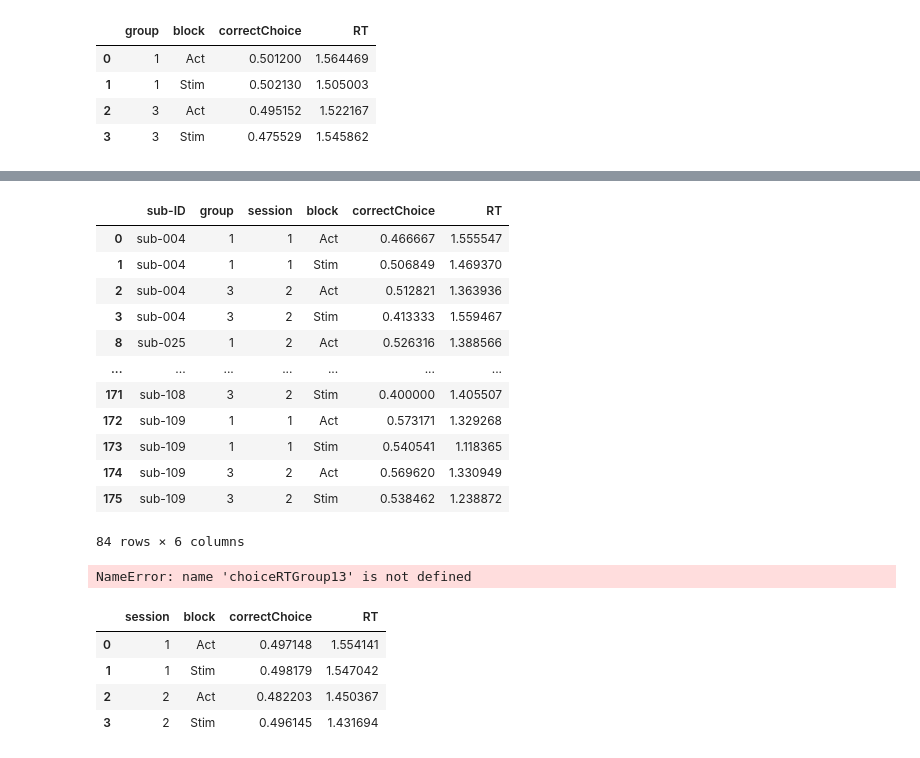
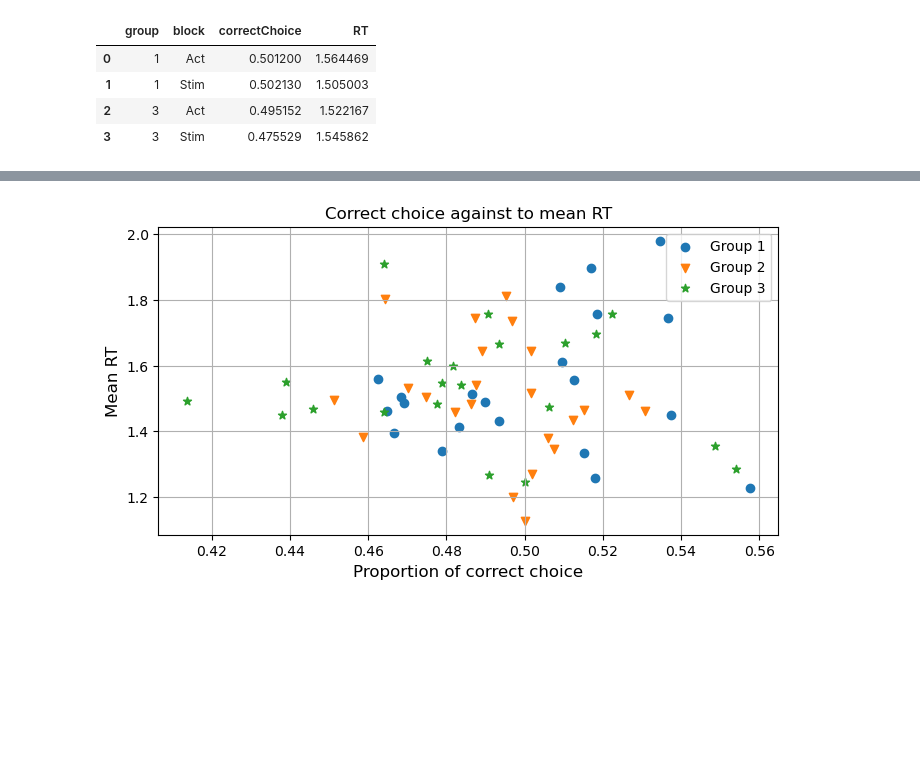
Before and after one commit to AGhaderi/ActStimRL, a Jupyter notebook: proceture/procedure_behavior.ipynb, the cells around one changed output, grey strips where cells are left out. Saved outputs shown, nothing was run; the diff lists cells and outputs as text; code cells hidden in the pictures; blank space fills up the shorter version.

```diff
--- a/proceture/procedure_behavior.ipynb
+++ b/proceture/procedure_behavior.ipynb
@@ -100 +111,7 @@ dataAll.to_csv('/mnt/projects/7TPD/bids/derivatives/fMRI_DA/data_BehModel/First-
+# %%
+"""Split up the data into conidtion-dependent data and then define new column for the maximum winning value
+Calculate maximum across Color and Action winning Values seperately"""
+dataAll['chosenWinAmt'] = (dataAll['leftChosen']*dataAll['winAmtLeft'] + (1-dataAll['leftChosen'])*(dataAll['winAmtRight'])).astype(int)
+# Save concatenated data over all particiapnts plus the new column
+dataAll.to_csv('/mnt/projects/7TPD/bids/derivatives/fMRI_DA/data_BehModel/originalfMRIbehFiles/AllBehData/behAll.csv', index=False)
 # %%
@@ -297,28 +220,18 @@ dataAllGroup2.groupby(['session', 'block', 'trialNumber'], as_index=False)['corr
-# %%
-choiceRTGroup13
-# %% [output]
-|  | sub-ID | group | session | block | correctChoice | RT |
-| 0 | sub-004 | 1 | 1 | Act | 0.466667 | 1.555547 |
-| 1 | sub-004 | 1 | 1 | Stim | 0.506849 | 1.469370 |
-| 2 | sub-004 | 3 | 2 | Act | 0.512821 | 1.363936 |
-| 3 | sub-004 | 3 | 2 | Stim | 0.413333 | 1.559467 |
-| 8 | sub-025 | 1 | 2 | Act | 0.526316 | 1.388566 |
-| ... | ... | ... | ... | ... | ... | ... |
-| 171 | sub-108 | 3 | 2 | Stim | 0.400000 | 1.405507 |
-| 172 | sub-109 | 1 | 1 | Act | 0.573171 | 1.329268 |
-| 173 | sub-109 | 1 | 1 | Stim | 0.540541 | 1.118365 |
-| 174 | sub-109 | 3 | 2 | Act | 0.569620 | 1.330949 |
-| 175 | sub-109 | 3 | 2 | Stim | 0.538462 | 1.238872 |
-84 rows × 6 columns
-# %%
-choiceRTGroup13.groupby(['group', 'block', 'session'], as_index=False)['correctChoice', 'RT'].mean()
-# %% [output]
-NameError: name 'choiceRTGroup13' is not defined
-# %%
-choiceRTGroup2.groupby(['session', 'block'], as_index=False)['correctChoice', 'RT'].mean()
-# %% [output]
-|  | session | block | correctChoice | RT |
-| 0 | 1 | Act | 0.497148 | 1.554141 |
-| 1 | 1 | Stim | 0.498179 | 1.547042 |
-| 2 | 2 | Act | 0.482203 | 1.450367 |
-| 3 | 2 | Stim | 0.496145 | 1.431694 |
+# %%
+""" Scatter plots for proportion of correct choice and RT in each group"""
+dataAllMean = dataAll.groupby(['sub_ID', 'group'], as_index=False)['correctChoice', 'RT'].mean()
+# %%
+plt.figure(figsize=(8, 4))
+markers = ['o', 'v', '*']
+groups = ['1', '2', '3']
+for g, m in zip(groups, markers):
+    plt.scatter(dataAllMean.loc[dataAllMean['group']==g]['correctChoice'],
+                dataAllMean.loc[dataAllMean['group']==g]['RT'], marker=m)
+plt.legend(['Group 1', 'Group 2', 'Group 3'])
+plt.xlabel('Proportion of correct choice', size=12)
+plt.ylabel('Mean RT', size=12)
+plt.title('Correct choice against to mean RT', size=12)
+plt.grid()
+plt.show()
+# %% [output]
+[figure, added]
```
Also changed, not shown: parts of 36 cells of this notebook, 28 other files.
